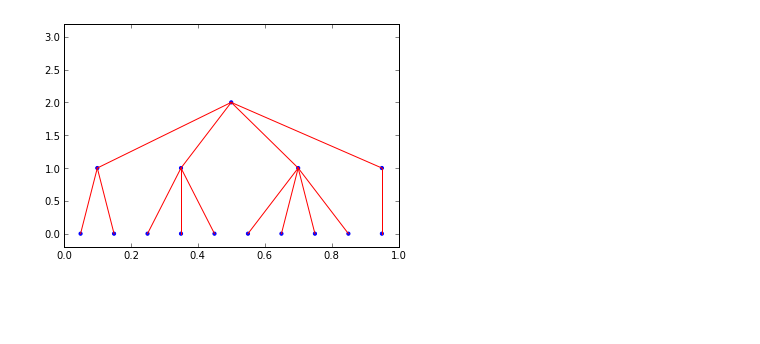
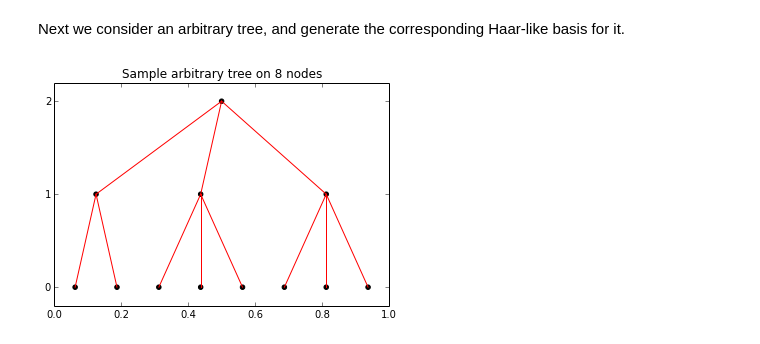
Before and after one commit to hgfalling/pyquest_work, a Jupyter notebook: thesis_haar.ipynb, the cells around one changed output. Drawn from its saved outputs; the diff is of its cells as text; code cells hidden in the pictures; blank space fills up the shorter version.

```diff
--- a/thesis_haar.ipynb
+++ b/thesis_haar.ipynb
@@ -1,10 +33,14 @@
+# %% [markdown]
+Next we consider an arbitrary tree, and generate the corresponding Haar-like basis for it.
 # %%
-reload(haar)
-from imports import *
-t = tree.dyadic_tree(2)
-
-ft = tree.ClusterTreeNode(range(10))
-ft.create_subclusters([0,0,1,1,1,2,2,2,2,3])
+reload(plot_utils)
+ft = tree.ClusterTreeNode(range(8))
+ft.create_subclusters([0,0,1,1,1,2,2,2])
 for child in ft.children:
     child.create_subclusters(range(child.size))
 ft.make_index()
+plot_utils.plot_tree(ft)
+plt.title("Sample arbitrary tree on {} nodes".format(ft.size))
+plt.show()
+# %% [output]
+[figure, added]
@@ -13,4 +46,0 @@ import tree_plot
-# %%
-tree_plot.plot_tree(ft)
-# %% [output]
-[figure, removed]
```
Also changed, not shown: parts of 14 cells of this notebook, 7 other files.
